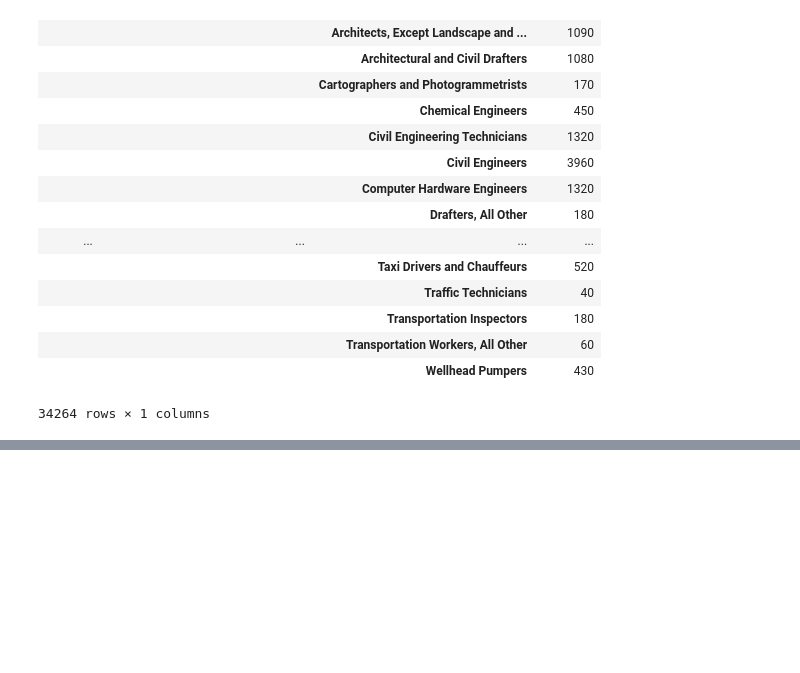
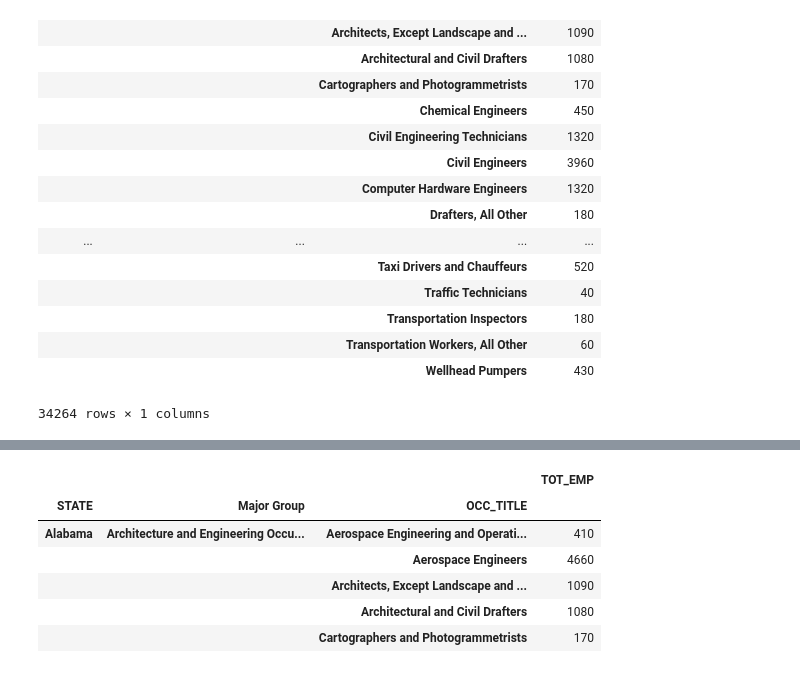
Before and after one commit to paulgarias/Project2_USBLS, a Jupyter notebook: Project2_PaulGArias_testbed.ipynb, the cells around one changed output, grey strips where cells are left out. Cells and saved outputs as stored; diff of their text form; code cells hidden in the pictures; blank space fills up the shorter version.

```diff
--- a/Project2_PaulGArias_testbed.ipynb
+++ b/Project2_PaulGArias_testbed.ipynb
@@ -96,0 +119,10 @@ df4
+# %%
+df4.loc["Alabama",:,:].head()
+# %% [output]
+|  |  |  | TOT_EMP |
+| STATE | Major Group | OCC_TITLE |  |
+| Alabama | Architecture and Engineering Occu... | Aerospace Engineering and Operati... | 410 |
+|  |  | Aerospace Engineers | 4660 |
+|  |  | Architects, Except Landscape and ... | 1090 |
+|  |  | Architectural and Civil Drafters | 1080 |
+|  |  | Cartographers and Photogrammetrists | 170 |
```
Also changed, not shown: parts of 13 cells of this notebook, 1 other file.
